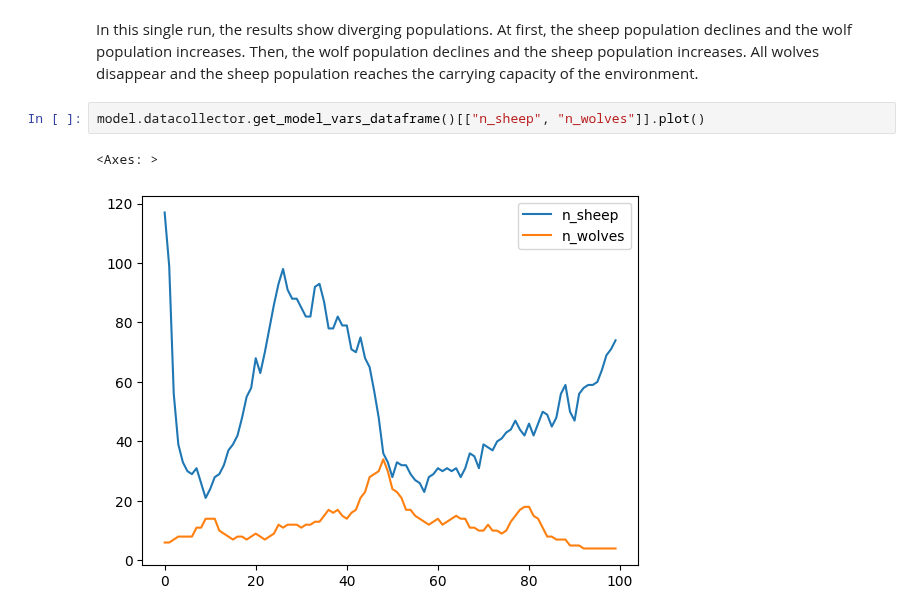
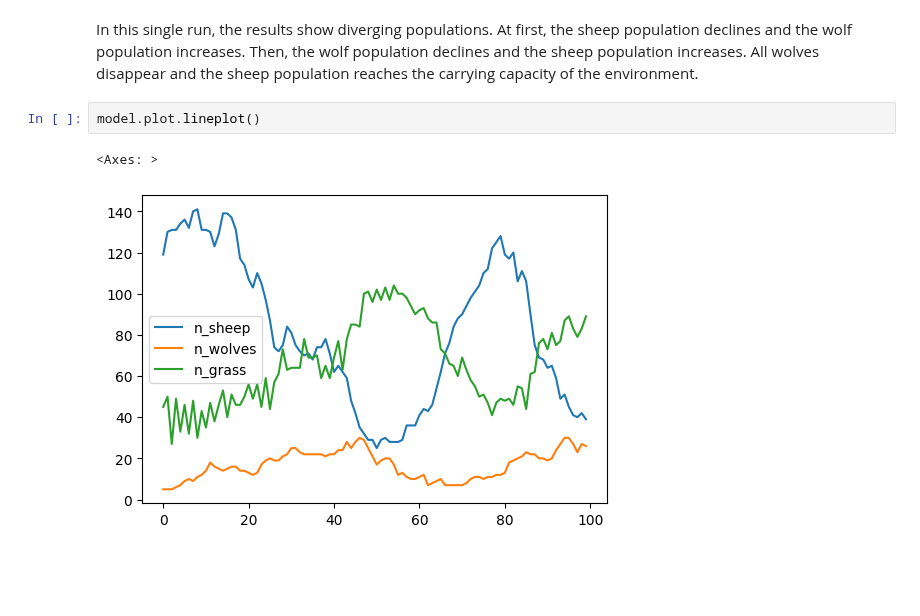
Before and after one commit to ABSESpy/ABSESpy, a Jupyter notebook: docs/tutorial/beginner/predation_tutorial.ipynb, the cells around one changed output. Drawn from its saved outputs; the diff is of its cells as text; blank space fills up the shorter version.

Commit message:
feat(src): :sparkles: viz model dynamic data by .plot() method

```diff
--- a/docs/tutorial/beginner/predation_tutorial.ipynb
+++ b/docs/tutorial/beginner/predation_tutorial.ipynb
@@ -200,8 +200,8 @@ model = WolfSheepModel(parameters=parameters)
 model.run_model()
 # %% [markdown]
 In this single run, the results show diverging populations. At first, the sheep population declines and the wolf population increases. Then, the wolf population declines and the sheep population increases. All wolves disappear and the sheep population reaches the carrying capacity of the environment.
-# %%
-model.datacollector.get_model_vars_dataframe()[["n_sheep", "n_wolves"]].plot()
-# %% [output]
-<Axes: >
-[figure, removed]
+# %%
+model.plot.lineplot()
+# %% [output]
+<Axes: >
+[figure, added]
```
Also changed, not shown: 3 other files.
